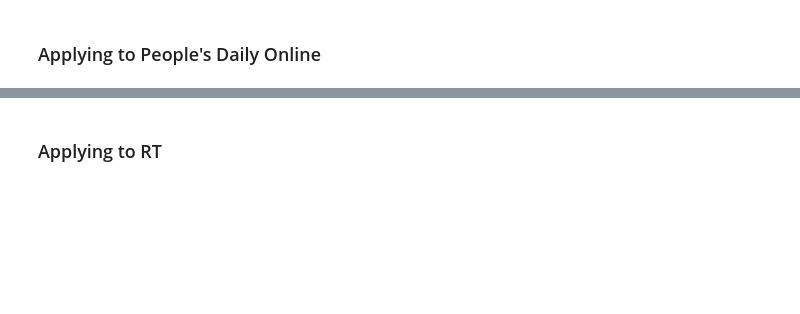
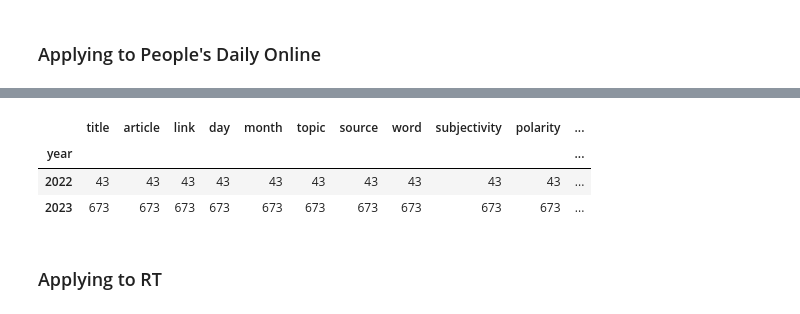
Before and after one commit to David-TC13/Journals_interests, a Jupyter notebook: main.ipynb, the cells around one changed output, grey strips where cells are left out. Saved outputs shown, nothing was run; the diff lists cells and outputs as text; code cells hidden in the pictures; blank space fills up the shorter version.

```diff
--- a/main.ipynb
+++ b/main.ipynb
@@ -118,10 +122,8 @@ import src.NLTK_analysis as nk
 # %%
 bbc_raw=pd.read_csv('data/raw/bbc_raw.csv')
 cnn_raw=pd.read_csv('data/raw/cnn_raw.csv')
-df_pd_us=pd.read_csv('data/raw/pdo_united_states.csv')
-df_pd_uk=pd.read_csv('data/raw/pdo_united_kingdom.csv')
-df_rt_us=pd.read_csv('data/raw/rt_united_states.csv')
-df_rt_uk=pd.read_csv('data/raw/rt_united_kingdom.csv')
+pdo_raw=pd.read_csv('data/raw/pd_raw.csv')
+#rt_raw =pd.read_csv('data/raw/rt_raw.csv')
 # %% [markdown]
 ### Applying to BBC
 # %%
@@ -137,6 +156,4 @@ df_cnn.sample()
 # %% [markdown]
 ### Applying to People's Daily Online
 # %%
-df_pd_us = nk.preprocess(df_pd_us)
-
-df_pd_us.sample()
+df_pd= nk.preprocess(pdo_raw)
@@ -146,3 +160,10 @@ df_pd_us.sample()
+# %%
+df_pd.groupby(df_pd.year).count()
+# %% [output]
+|  | title | article | link | day | month | topic | source | word | subjectivity | polarity | ... |
+| year |  |  |  |  |  |  |  |  |  |  | ... |
+| 2022 | 43 | 43 | 43 | 43 | 43 | 43 | 43 | 43 | 43 | 43 | ... |
+| 2023 | 673 | 673 | 673 | 673 | 673 | 673 | 673 | 673 | 673 | 673 | ... |
 # %% [markdown]
 ### Applying to RT
 # %%
```
Also changed, not shown: parts of 50 cells of this notebook, 1 other file.
